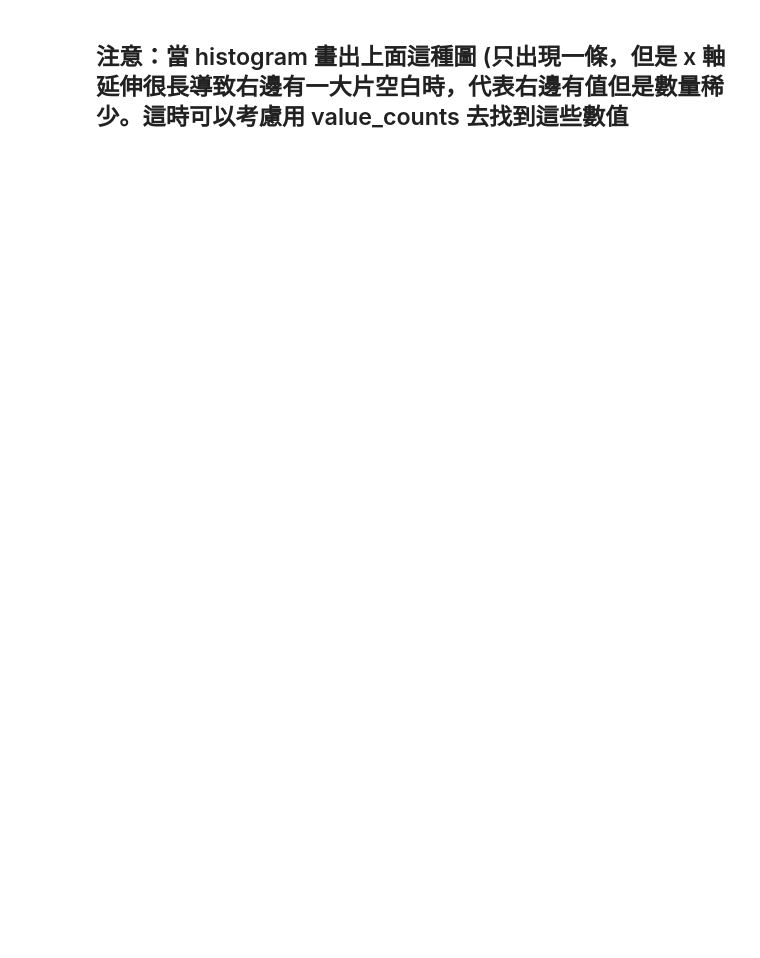
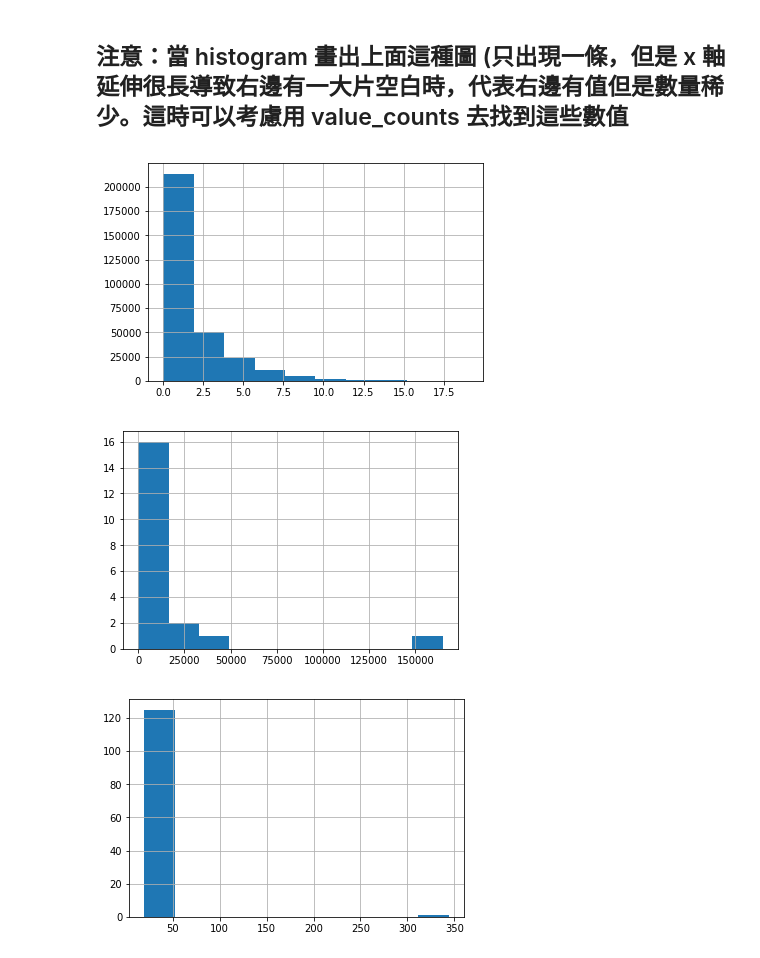
Before and after one commit to one10506/2nd-ML100Days, a Jupyter notebook: homework/Day_006_HW.ipynb, the cells around one changed output. Saved outputs shown, nothing was run; the diff lists cells and outputs as text; code cells hidden in the pictures; blank space fills up the shorter version.

```diff
--- a/homework/Day_006_HW.ipynb
+++ b/homework/Day_006_HW.ipynb
@@ -210,11 +297,24 @@ print(app_train['OBS_60_CNT_SOCIAL_CIRCLE'].value_counts().sort_index(ascending
 # %%
 # 把一些極端值暫時去掉，在繪製一次 Histogram
 # 選擇 OBS_60_CNT_SOCIAL_CIRCLE 小於 20 的資料點繪製
 """
 Your Code Here
 """
-loc_a =
-loc_b =
+#app_train.loc[app_train['OBS_60_CNT_SOCIAL_CIRCLE']<20,'OBS_60_CNT_SOCIAL_CIRCLE'].hist()
 
-app_train.loc[loc_a, loc_b].hist()
+loc_a = app_train.loc[app_train['OBS_60_CNT_SOCIAL_CIRCLE']<20,'OBS_60_CNT_SOCIAL_CIRCLE']
+loc_b = app_train.loc[app_train['OBS_60_CNT_SOCIAL_CIRCLE']>=20,'OBS_60_CNT_SOCIAL_CIRCLE']
+
+
+loc_a.hist()
 plt.show()
+
+loc_a.value_counts().hist()
+plt.show()
+
+loc_b.hist()
+plt.show()
+# %% [output]
+[figure, added]
+[figure, added]
+[figure, added]
```
Also changed, not shown: parts of 8 cells of this notebook.
